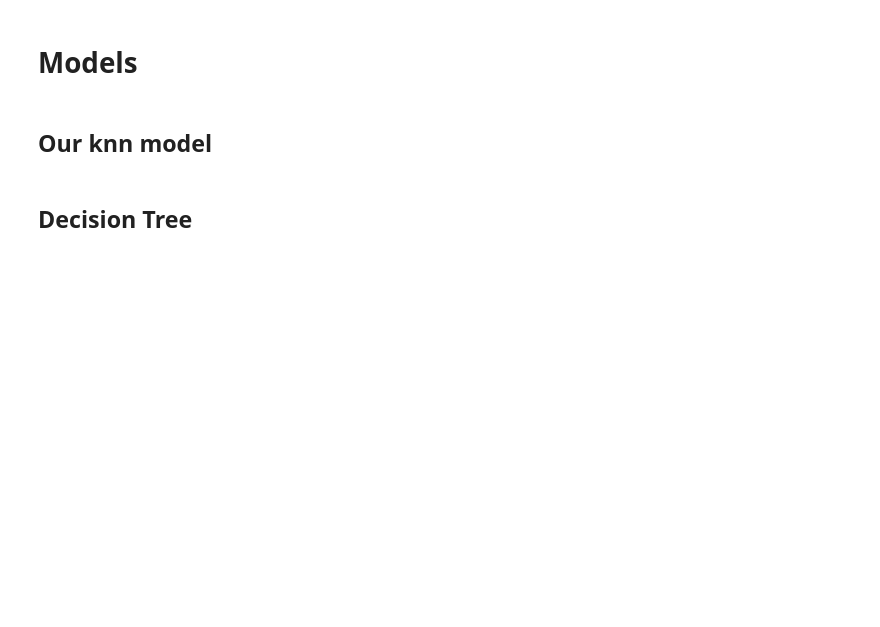
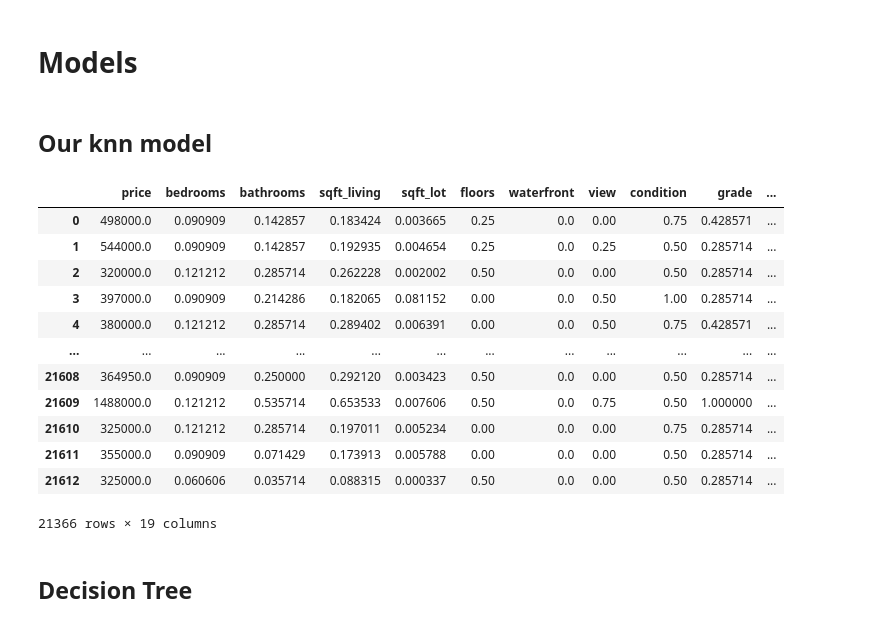
Before and after one commit to mbober01/ML_Project, a Jupyter notebook: projekt_studia.ipynb, the cells around one changed output. Cells and saved outputs as stored; diff of their text form; code cells hidden in the pictures; blank space fills up the shorter version.

```diff
--- a/projekt_studia.ipynb
+++ b/projekt_studia.ipynb
@@ -282,6 +286,21 @@ train,test = cv_knn(df,5,2)
 # %%
 knn_model = Knn(k=9)
 df = Utils.standardize(df, 'price')
+df
+# %% [output]
+|  | price | bedrooms | bathrooms | sqft_living | sqft_lot | floors | waterfront | view | condition | grade | ... |
+| 0 | 498000.0 | 0.090909 | 0.142857 | 0.183424 | 0.003665 | 0.25 | 0.0 | 0.00 | 0.75 | 0.428571 | ... |
+| 1 | 544000.0 | 0.090909 | 0.142857 | 0.192935 | 0.004654 | 0.25 | 0.0 | 0.25 | 0.50 | 0.285714 | ... |
+| 2 | 320000.0 | 0.121212 | 0.285714 | 0.262228 | 0.002002 | 0.50 | 0.0 | 0.00 | 0.50 | 0.285714 | ... |
+| 3 | 397000.0 | 0.090909 | 0.214286 | 0.182065 | 0.081152 | 0.00 | 0.0 | 0.50 | 1.00 | 0.285714 | ... |
+| 4 | 380000.0 | 0.121212 | 0.285714 | 0.289402 | 0.006391 | 0.00 | 0.0 | 0.50 | 0.75 | 0.428571 | ... |
+| ... | ... | ... | ... | ... | ... | ... | ... | ... | ... | ... | ... |
+| 21608 | 364950.0 | 0.090909 | 0.250000 | 0.292120 | 0.003423 | 0.50 | 0.0 | 0.00 | 0.50 | 0.285714 | ... |
+| 21609 | 1488000.0 | 0.121212 | 0.535714 | 0.653533 | 0.007606 | 0.50 | 0.0 | 0.75 | 0.50 | 1.000000 | ... |
+| 21610 | 325000.0 | 0.121212 | 0.285714 | 0.197011 | 0.005234 | 0.00 | 0.0 | 0.00 | 0.75 | 0.285714 | ... |
+| 21611 | 355000.0 | 0.090909 | 0.071429 | 0.173913 | 0.005788 | 0.00 | 0.0 | 0.00 | 0.50 | 0.285714 | ... |
+| 21612 | 325000.0 | 0.060606 | 0.035714 | 0.088315 | 0.000337 | 0.50 | 0.0 | 0.00 | 0.50 | 0.285714 | ... |
+21366 rows × 19 columns
 # %%
 df = Utils.shuffle(df)
 train, test = Utils.split(df, 0.9)
```
Also changed, not shown: parts of 29 cells of this notebook, 1 other file.
